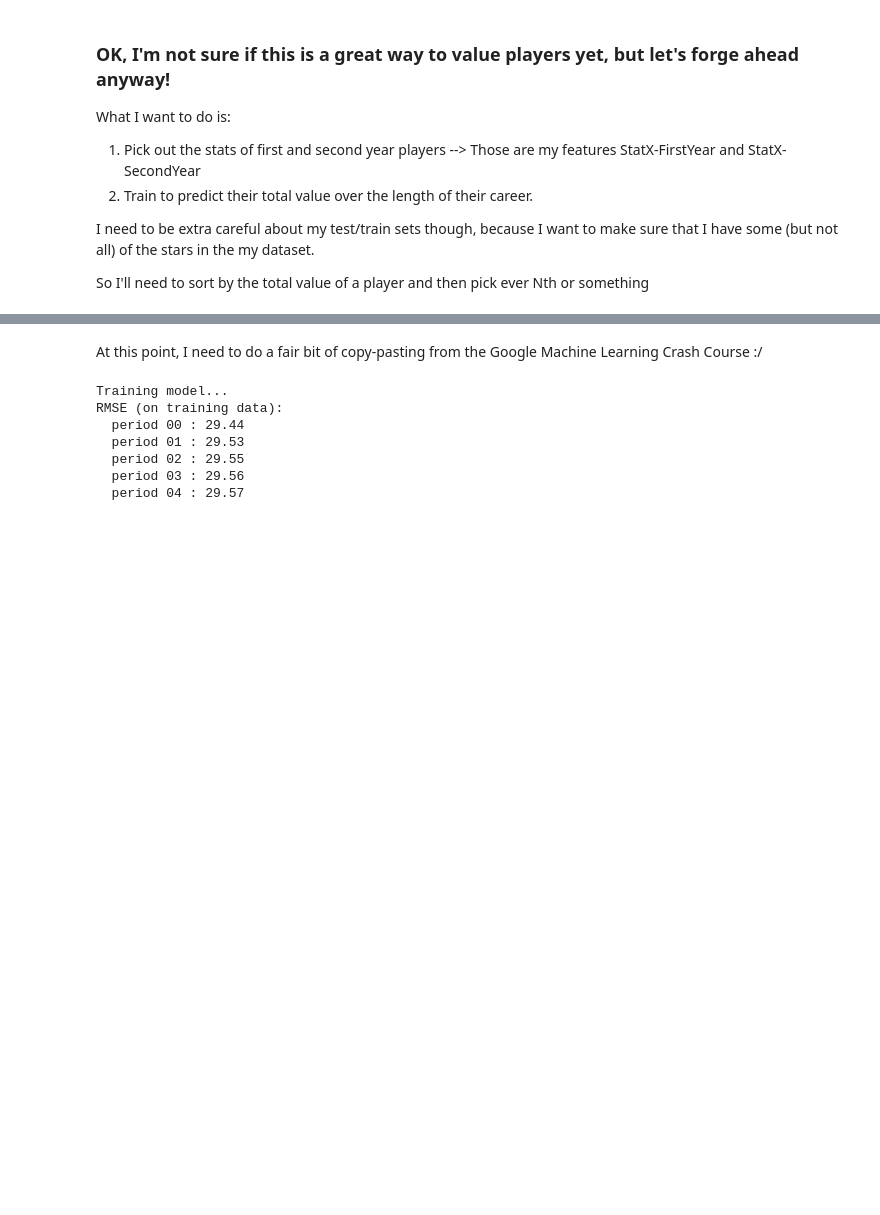
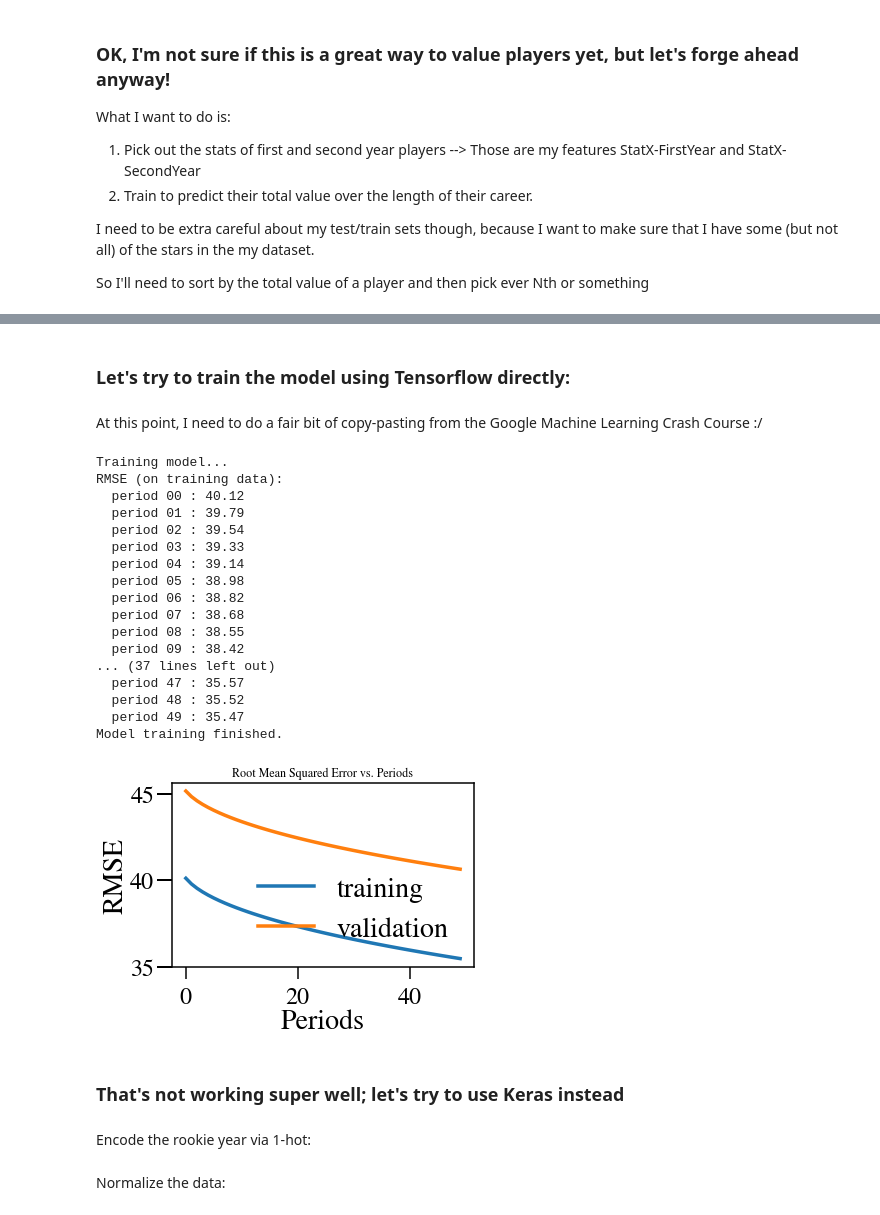
Before and after one commit to fagan2888/nba_stats, a Jupyter notebook: data_cleaning.ipynb, the cells around one changed output, grey strips where cells are left out. Cells and saved outputs as stored; diff of their text form; code cells hidden in the pictures; blank space fills up the shorter version.

Commit message:
adds attempts to do this with keras neural nets.  not working so far -- training error keeps going down, but value error is diverging.  maybe pass in test/train by hand again?

```diff
--- a/data_cleaning.ipynb
+++ b/data_cleaning.ipynb
@@ -904,12 +890,13 @@ def get_features_values(pids, career_df, yearly_dfs,
     return output_feature_df, output_values_df
 # %%
 training_features, training_output = get_features_values(train_pids, players_to_testtrain, yearly_data, feature_columns)
-test_features, test_output = get_features_values(test_pids, players_to_testtrain, yearly_data, feature_columns)
+# test_features, test_output = get_features_values(test_pids, players_to_testtrain, yearly_data, feature_columns)
 validation_features, validation_output = get_features_values(validate_pids, players_to_testtrain, yearly_data, feature_columns)
 
-
-for df in [training_features, test_features, validation_features]:
+for df in [training_features, validation_features]:  #, test_features]:
     df.fillna(0, inplace=True)
+# %% [markdown]
+### Let's try to train the model using Tensorflow directly:
 # %%
 tf_feature_columns = set([
     tf.feature_column.numeric_column(cname.replace('%', '_PCT'))
@@ -950,14 +937,17 @@ def train_model(learning_rate,
                test_input_dataframe,
                test_target_dataframe):
 
-    periods = 10
+    periods = 50
     steps_per_period = steps / periods
 
     training_targets = training_target_dataframe[training_target_dataframe.keys()[0]].values
     test_targets = test_target_dataframe[test_target_dataframe.keys()[0]].values
 
-    my_optimizer = tf.train.GradientDescentOptimizer(
-        learning_rate=learning_rate)
+#     my_optimizer = tf.train.GradientDescentOptimizer(
+#         learning_rate=learning_rate)
+
+    my_optimizer = tf.train.FtrlOptimizer(learning_rate=learning_rate,
+                                         l2_regularization_strength=5)
 
     my_optimizer = tf.contrib.estimator.clip_gradients_by_norm(
         my_optimizer, 5.0)
@@ -999,13 +989,15 @@ def train_model(learning_rate,
         test_root_mean_squared_error = np.sqrt(
             metrics.mean_squared_error(test_predictions, test_targets))
         # Occasionally print the current loss.
-        print("  period %02d : %0.2f" % (period, training_root_mean_squared_error))
+        print("  period %02d : %0.2f" % (period, training_root_mean_squared_error), flush=True)
         # Add the loss metrics from this period to our list.
         training_rmse.append(training_root_mean_squared_error)
         test_rmse.append(test_root_mean_squared_error)
     print("Model training finished.")
 
     # Output a graph of loss metrics over periods.
+    fig = plt.figure()
+    ax = plt.gca()
     plt.ylabel("RMSE")
     plt.xlabel("Periods")
     plt.title("Root Mean Squared Error vs. Periods")
@@ -1016,17 +1008,32 @@ def train_model(learning_rate,
 
     return linear_regressor
 # %%
-trained_regressor = train_model(learning_rate=0.001,
-                       steps=100000, batch_size=100,
+trained_regressor = train_model(learning_rate=0.00001,
+                       steps=10000, batch_size=100,
                        training_input_dataframe=training_features,
                        training_target_dataframe=training_output,
                        test_input_dataframe=test_features,
                        test_target_dataframe=test_output)
 # %% [output]
 Training model...
 RMSE (on training data):
-  period 00 : 29.44
-  period 01 : 29.53
-  period 02 : 29.55
-  period 03 : 29.56
-  period 04 : 29.57
+  period 00 : 40.12
+  period 01 : 39.79
+  period 02 : 39.54
+  period 03 : 39.33
+  period 04 : 39.14
+  period 05 : 38.98
+  period 06 : 38.82
+  period 07 : 38.68
+  period 08 : 38.55
+  period 09 : 38.42
+... (37 lines left out)
+  period 47 : 35.57
+  period 48 : 35.52
+  period 49 : 35.47
+Model training finished.
+[figure, added]
+# %% [markdown]
+### That's not working super well; let's try to use Keras instead
+# %% [markdown]
+Encode the rookie year via 1-hot:
@@ -1032,0 +1051,2 @@ RMSE (on training data):
+# %% [markdown]
+Normalize the data:
```
Also changed, not shown: parts of 12 cells of this notebook, 1 other file.
